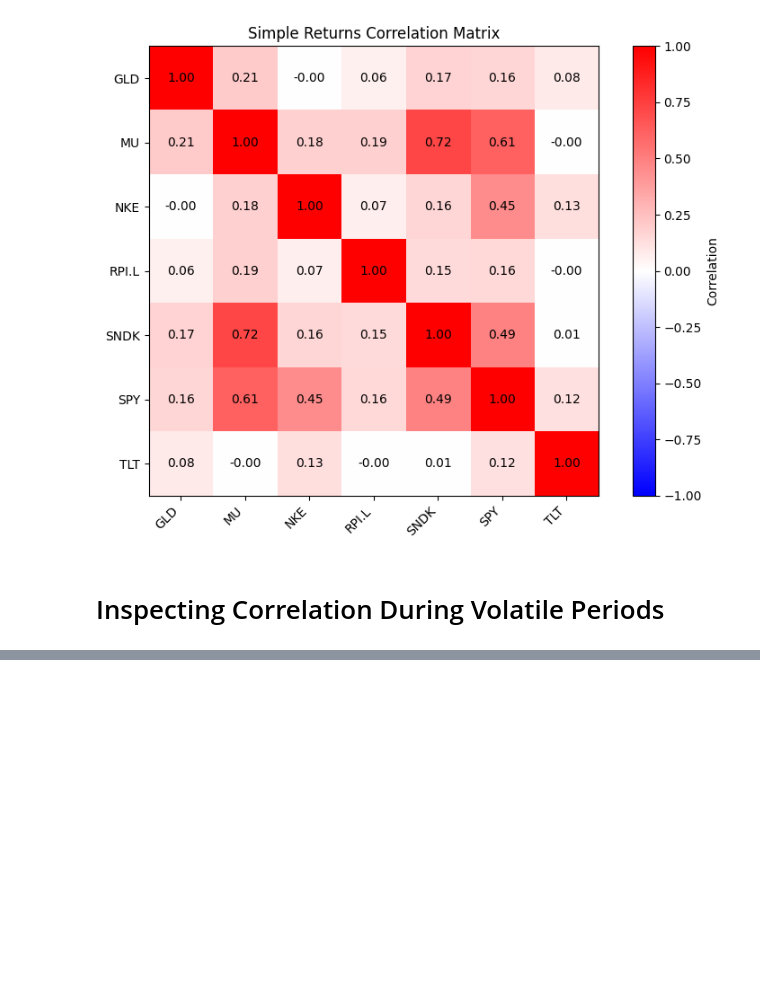
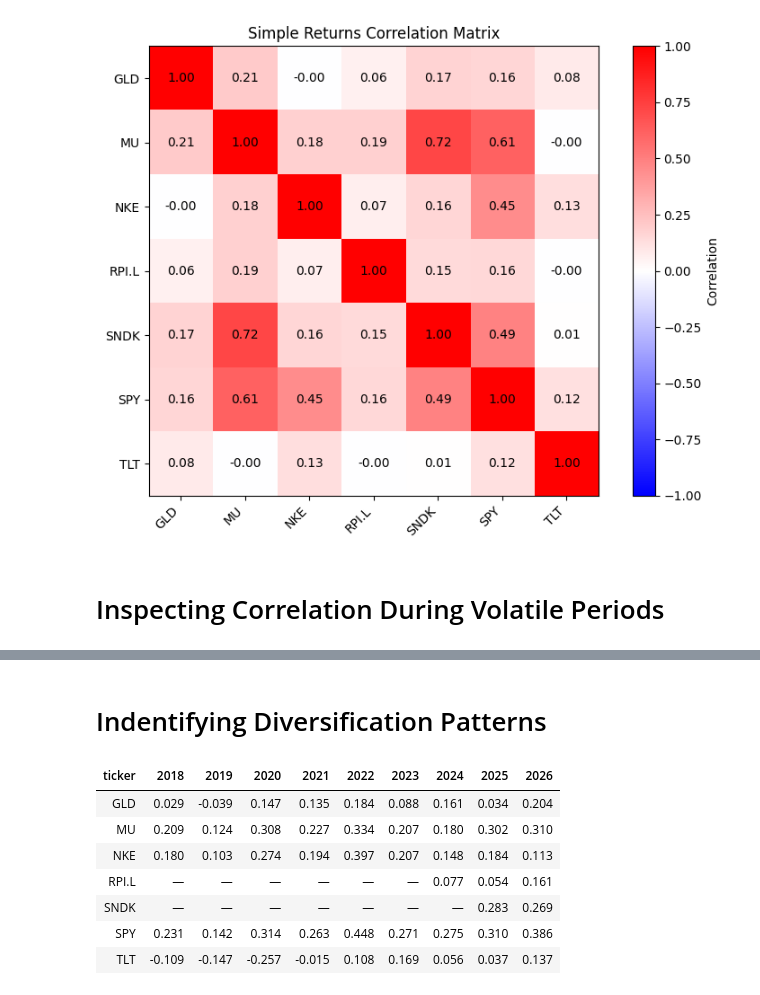
Before and after one commit to maxautomateseverything/market-intelligence-pipeline, a Jupyter notebook: EDA Notebooks/06 - Correlation Analysis.ipynb, the cells around one changed output, grey strips where cells are left out. Saved outputs shown, nothing was run; the diff lists cells and outputs as text; code cells hidden in the pictures; blank space fills up the shorter version.

Commit message:
Correlation Analysis

```diff
--- a/EDA Notebooks/06 - Correlation Analysis.ipynb
+++ b/EDA Notebooks/06 - Correlation Analysis.ipynb
@@ -461,0 +462,62 @@ Matrix 7:
+# %% [markdown]
+# Indentifying Diversification Patterns
+# %%
+import numpy as np
+import pandas as pd
+
+df_2 = df.copy()
+
+date = "date"
+ticker = "ticker"
+log_returns = f"log_return_{CALENDAR}"
+
+df_2[date] = pd.to_datetime(df_2[date])
+
+log_returns_df = df_2.pivot(
+    index=date,
+    columns=ticker,
+    values=log_returns
+).sort_index()
+
+
+def average_correlation_by_ticker(year_returns):
+    corr = year_returns.corr(numeric_only=True)
+
+    return (
+        corr.mask(np.eye(len(corr), dtype=bool))
+        .mean(axis=1)
+    )
+
+
+yearly_avg_corr = (
+    log_returns_df
+    .groupby(log_returns_df.index.year)
+    .apply(average_correlation_by_ticker)
+)
+
+yearly_avg_corr.index.name = "year"
+yearly_avg_corr.columns.name = "ticker"
+
+# Optional: years as columns and tickers as rows
+
+yearly_avg_corr_by_ticker = yearly_avg_corr.T
+
+display(
+    yearly_avg_corr_by_ticker
+    .reset_index()
+    .style
+    .format(
+        {year: "{:.3f}" for year in yearly_avg_corr_by_ticker.columns},
+        na_rep="—"
+    )
+    .hide(axis="index")
+)
+# %% [output]
+| ticker | 2018 | 2019 | 2020 | 2021 | 2022 | 2023 | 2024 | 2025 | 2026 |
+| GLD | 0.029 | -0.039 | 0.147 | 0.135 | 0.184 | 0.088 | 0.161 | 0.034 | 0.204 |
+| MU | 0.209 | 0.124 | 0.308 | 0.227 | 0.334 | 0.207 | 0.180 | 0.302 | 0.310 |
+| NKE | 0.180 | 0.103 | 0.274 | 0.194 | 0.397 | 0.207 | 0.148 | 0.184 | 0.113 |
+| RPI.L | — | — | — | — | — | — | 0.077 | 0.054 | 0.161 |
+| SNDK | — | — | — | — | — | — | — | 0.283 | 0.269 |
+| SPY | 0.231 | 0.142 | 0.314 | 0.263 | 0.448 | 0.271 | 0.275 | 0.310 | 0.386 |
+| TLT | -0.109 | -0.147 | -0.257 | -0.015 | 0.108 | 0.169 | 0.056 | 0.037 | 0.137 |
```
Also changed, not shown: parts of 2 cells of this notebook, 1 other file.
